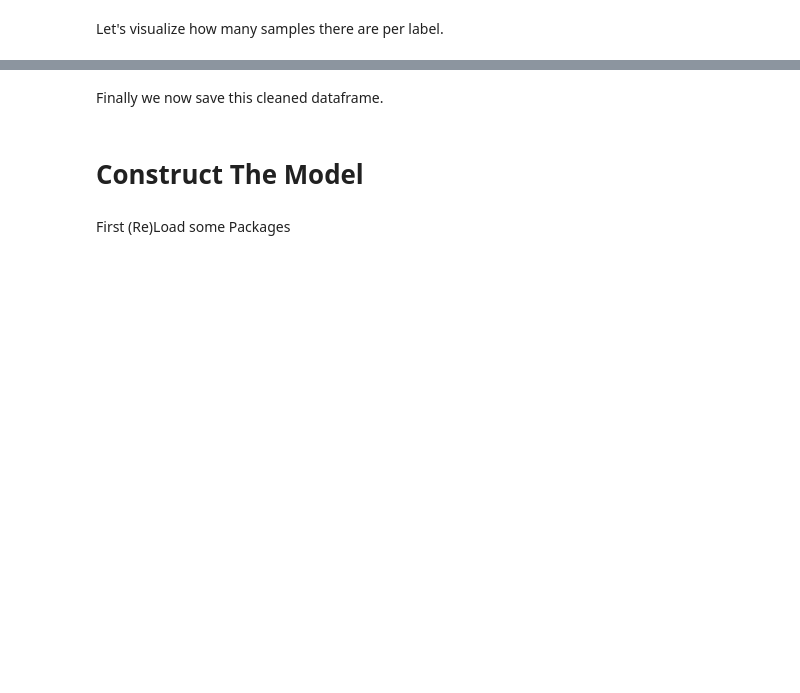
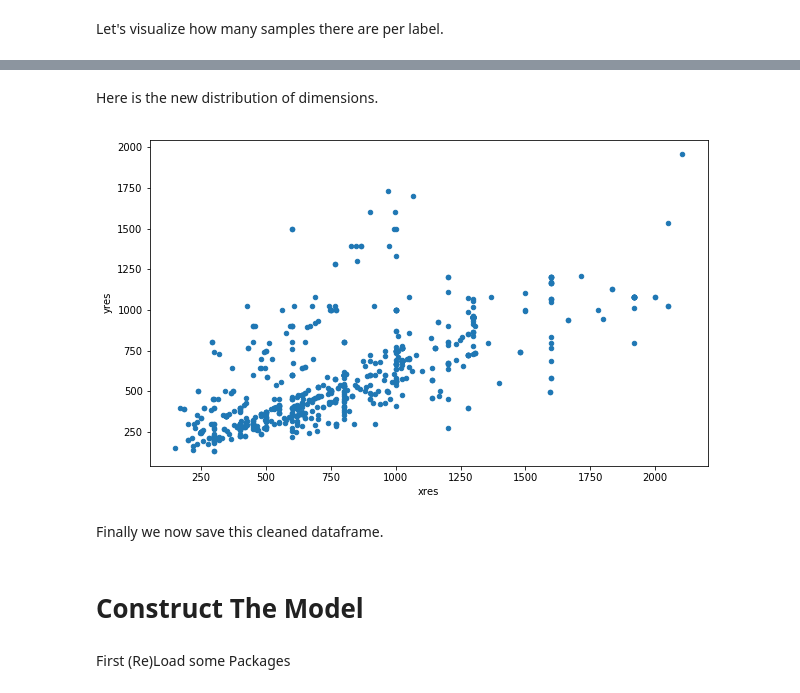
Before and after one commit to gheorghebg11/Shell, a Jupyter notebook: Shell.ipynb, the cells around one changed output, grey strips where cells are left out. Drawn from its saved outputs; the diff is of its cells as text; code cells hidden in the pictures; blank space fills up the shorter version.

```diff
--- a/Shell.ipynb
+++ b/Shell.ipynb
@@ -185,3 +209,10 @@ IPython.display.Audio(path_audiofile)
+# %% [markdown]
+Here is the new distribution of dimensions.
+# %%
+train.plot.scatter('xres', 'yres', figsize=(10,6))
+plt.show()
+# %% [output]
+[figure, added]
 # %% [markdown]
 Finally we now save this cleaned dataframe.
 # %%
```
Also changed, not shown: parts of 46 cells of this notebook.
